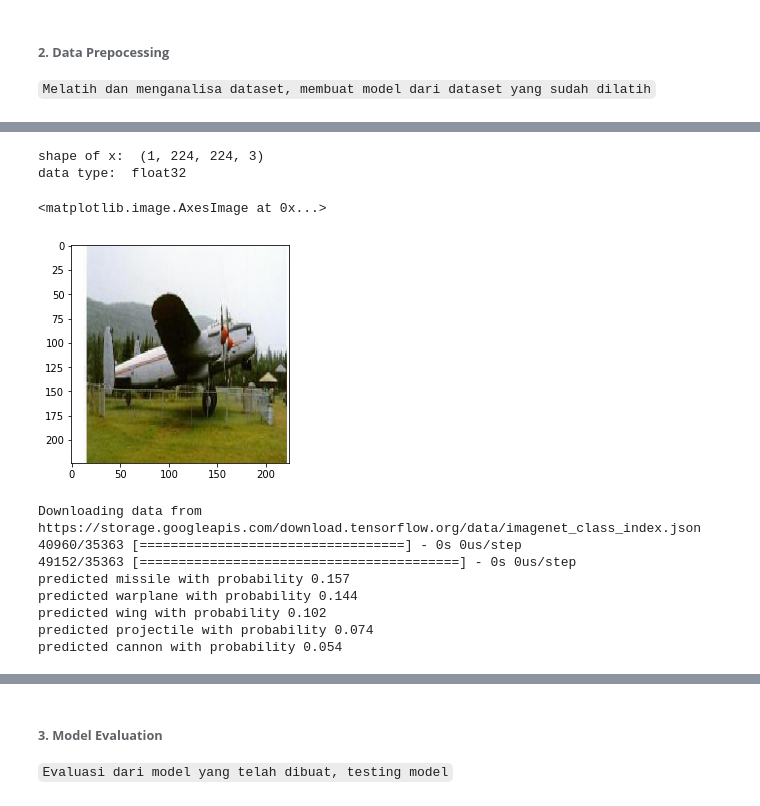
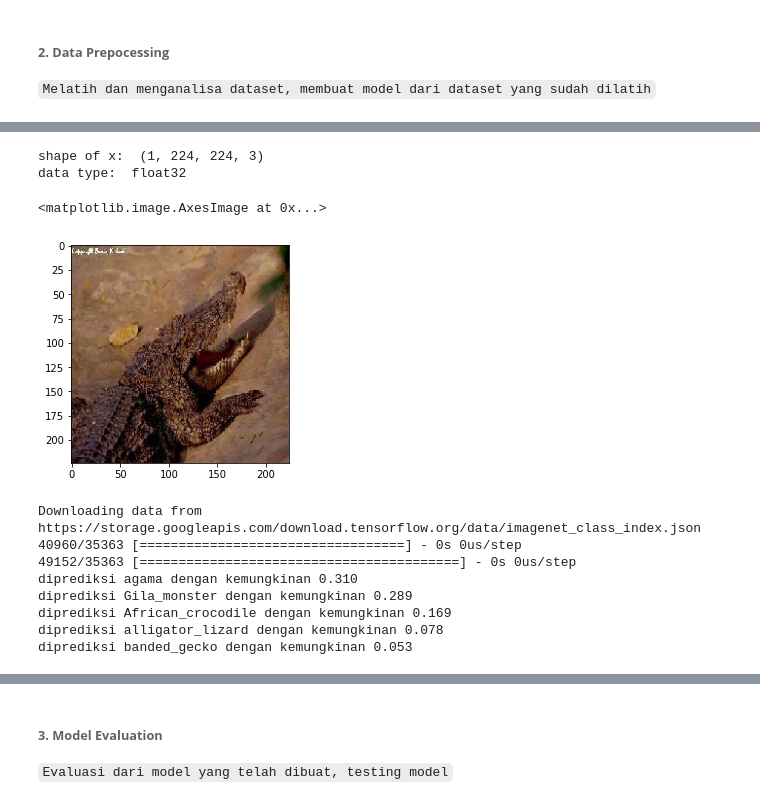
Before and after one commit to rasvanjaya21/animals-image-retrieval, a Jupyter notebook: code.ipynb, the cells around one changed output, grey strips where cells are left out. Saved outputs shown, nothing was run; the diff lists cells and outputs as text; code cells hidden in the pictures.

```diff
--- a/code.ipynb
+++ b/code.ipynb
@@ -117,15 +122,15 @@ def load_image(path):
     return img, x
 # %%
 # menampilkan citra, shape dan tipe data nya
-img, x = load_image("/tmp/dataset/airplanes/image_0011.jpg")
+img, x = load_image("/dataset/crocodile/image_0021.jpg")
 print("shape of x: ", x.shape)
 print("data type: ", x.dtype)
 plt.imshow(img)
 # %% [output]
 shape of x:  (1, 224, 224, 3)
 data type:  float32
 <matplotlib.image.AxesImage at 0x...>
-[figure, old version]
+[figure, new version]
 # %%
 # init predictions dari model VGG16 untuk menampilkan decode_predictions
 predictions = model.predict(x)
@@ -136,11 +141,11 @@ for _, pred, prob in decode_predictions(predictions)[0]:
 Downloading data from https://storage.googleapis.com/download.tensorflow.org/data/imagenet_class_index.json
 40960/35363 [==================================] - 0s 0us/step
 49152/35363 [=========================================] - 0s 0us/step
-predicted missile with probability 0.157
-predicted warplane with probability 0.144
-predicted wing with probability 0.102
-predicted projectile with probability 0.074
-predicted cannon with probability 0.054
+diprediksi agama dengan kemungkinan 0.310
+diprediksi Gila_monster dengan kemungkinan 0.289
+diprediksi African_crocodile dengan kemungkinan 0.169
+diprediksi alligator_lizard dengan kemungkinan 0.078
+diprediksi banded_gecko dengan kemungkinan 0.053
 # %%
 # init feature_extractor dari model VGG16 dan menampilkan summary
 feature_extractor = Model(inputs=model.input, outputs=model.get_layer("fc2").output)
```
Also changed, not shown: parts of 21 cells of this notebook.
